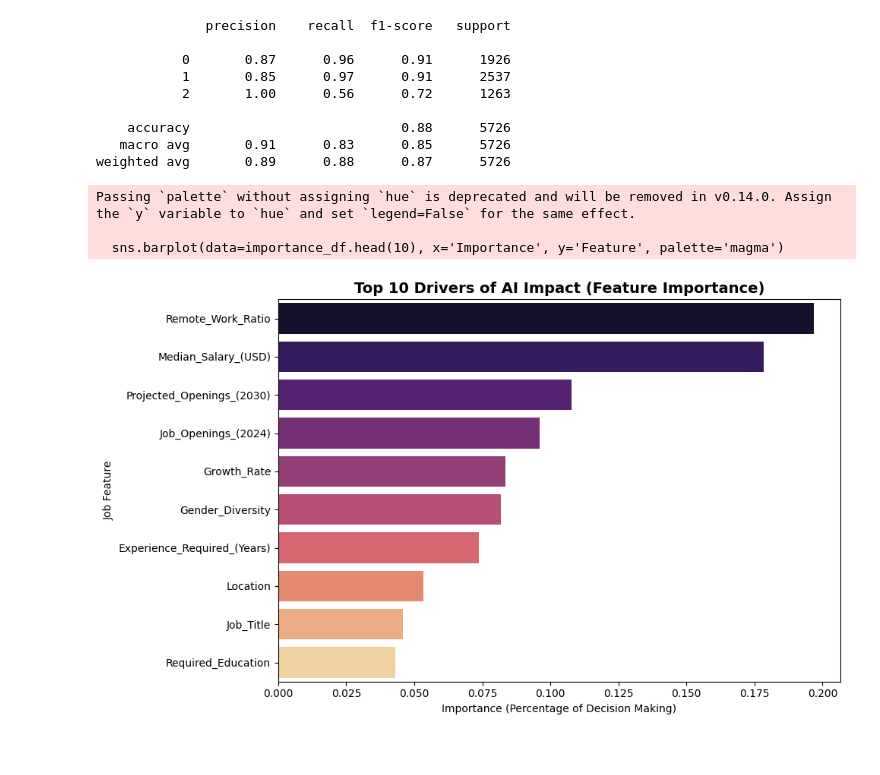
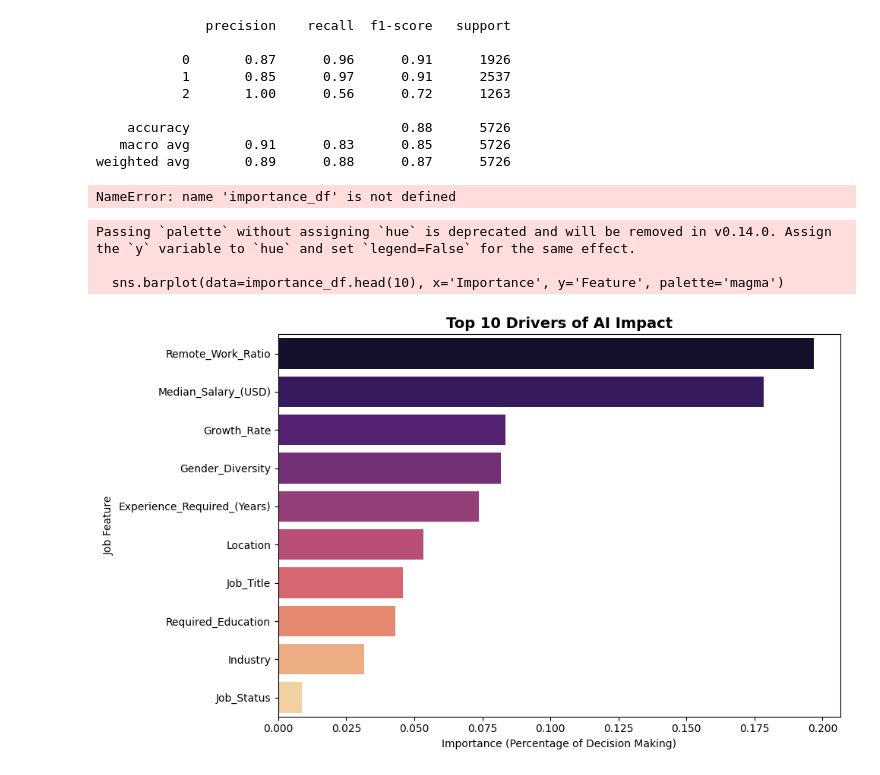
Before and after one commit to abanoubdev/tech-industry-job-openings-ironhack, a Jupyter notebook: Notebooks/machine_learning_modeling.ipynb, the cells around one changed output. Saved outputs shown, nothing was run; the diff lists cells and outputs as text; code cells hidden in the pictures.

```diff
--- a/Notebooks/machine_learning_modeling.ipynb
+++ b/Notebooks/machine_learning_modeling.ipynb
@@ -51,7 +37,7 @@ suspicious_columns = [
     'Automation_Risk',
     'Risk_Category',
     'Automation_Probability_2030',
-    'AI_Exposure_Index'
+    'AI_Exposure_Index',
 ]
 # %%
 features = df.drop(columns=['AI_Impact_Level'] + suspicious_columns, errors='ignore')
@@ -114,27 +93,35 @@ print(classification_report(y_test, y_pred))
     accuracy                           0.88      5726
    macro avg       0.91      0.83      0.85      5726
 weighted avg       0.89      0.88      0.87      5726
+# %%
+
+
+importance_df
+# %% [output]
+NameError: name 'importance_df' is not defined
 # %%
 
 importances = rf_model.feature_importances_
 
 feature_names = X_train.columns
 importance_df = pd.DataFrame({
     'Feature': feature_names,
     'Importance': importances
 })
+importance_df.drop(index=importance_df[importance_df['Feature'] == 'Projected_Openings_(2030)'].index, inplace=True)
+importance_df.drop(index=importance_df[importance_df['Feature'] == 'Job_Openings_(2024)'].index, inplace=True)
 
 importance_df = importance_df.sort_values(by='Importance', ascending=False)
 
 plt.figure(figsize=(10, 6))
 sns.barplot(data=importance_df.head(10), x='Importance', y='Feature', palette='magma')
-plt.title('Top 10 Drivers of AI Impact (Feature Importance)', fontsize=14, fontweight='bold')
+plt.title('Top 10 Drivers of AI Impact', fontsize=14, fontweight='bold')
 plt.xlabel('Importance (Percentage of Decision Making)')
 plt.ylabel('Job Feature')
 plt.tight_layout()
 plt.show()
 # %% [output]
 Passing `palette` without assigning `hue` is deprecated and will be removed in v0.14.0. Assign the `y` variable to `hue` and set `legend=False` for the same effect.
 
   sns.barplot(data=importance_df.head(10), x='Importance', y='Feature', palette='magma')
-[figure, old version]
+[figure, new version]
```
Also changed, not shown: parts of 3 cells of this notebook, 1 other file.
